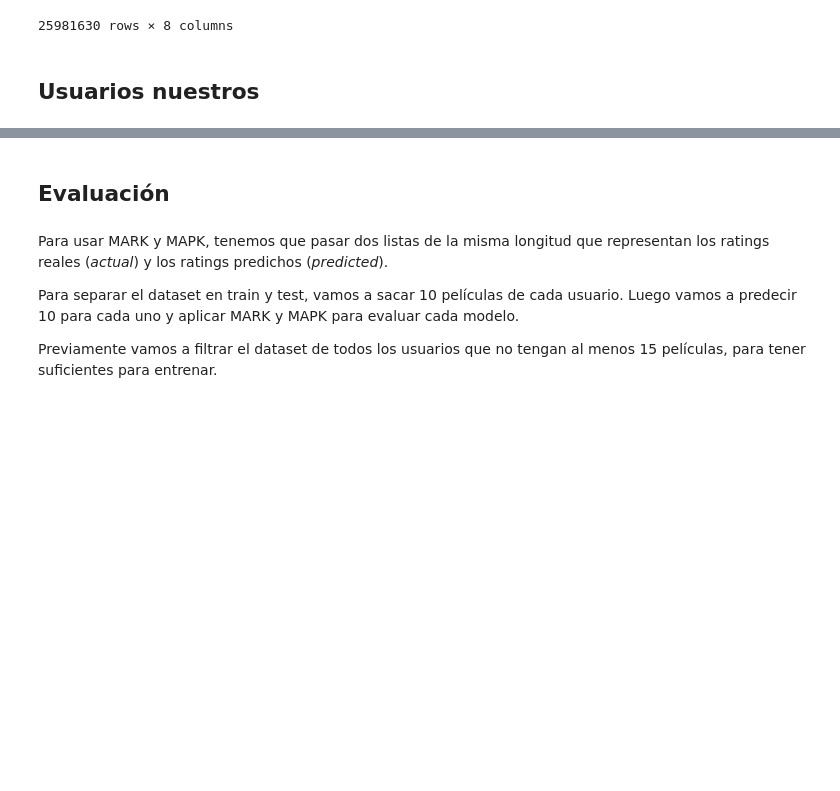
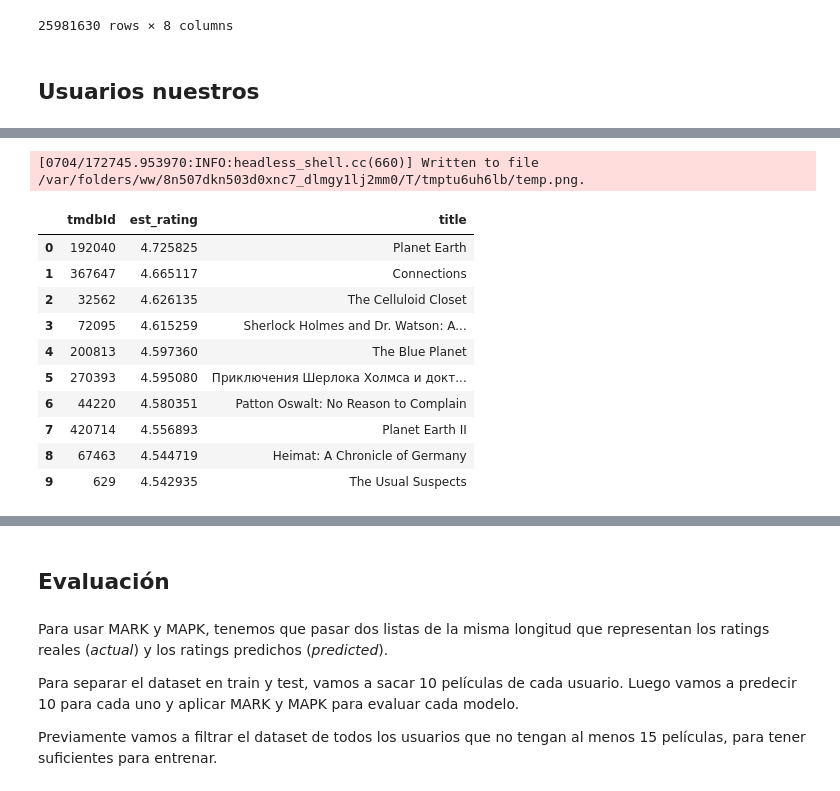
Before and after one commit to mnPanic/aa-tp, a Jupyter notebook: collaborative_surprise.ipynb, the cells around one changed output, grey strips where cells are left out. Drawn from its saved outputs; the diff is of its cells as text; code cells hidden in the pictures; blank space fills up the shorter version.

```diff
--- a/collaborative_surprise.ipynb
+++ b/collaborative_surprise.ipynb
@@ -150,0 +173,18 @@ user_id_mati = 300003
+# %%
+df = predict_ratings_for_movies(svd, user_id_manu, df_users)
+df = decorate_with_titles(df)
+dfi.export(df, "graficos/tests/collab-manu.png")
+df
+# %% [output]
+[0704/172745.953970:INFO:headless_shell.cc(660)] Written to file /var/folders/ww/8n507dkn503d0xnc7_dlmgy1lj2mm0/T/tmptu6uh6lb/temp.png.
+|  | tmdbId | est_rating | title |
+| 0 | 192040 | 4.725825 | Planet Earth |
+| 1 | 367647 | 4.665117 | Connections |
+| 2 | 32562 | 4.626135 | The Celluloid Closet |
+| 3 | 72095 | 4.615259 | Sherlock Holmes and Dr. Watson: A... |
+| 4 | 200813 | 4.597360 | The Blue Planet |
+| 5 | 270393 | 4.595080 | Приключения Шерлока Холмса и докт... |
+| 6 | 44220 | 4.580351 | Patton Oswalt: No Reason to Complain |
+| 7 | 420714 | 4.556893 | Planet Earth II |
+| 8 | 67463 | 4.544719 | Heimat: A Chronicle of Germany |
+| 9 | 629 | 4.542935 | The Usual Suspects |
```
Also changed, not shown: parts of 3 cells of this notebook, 3 other files.
